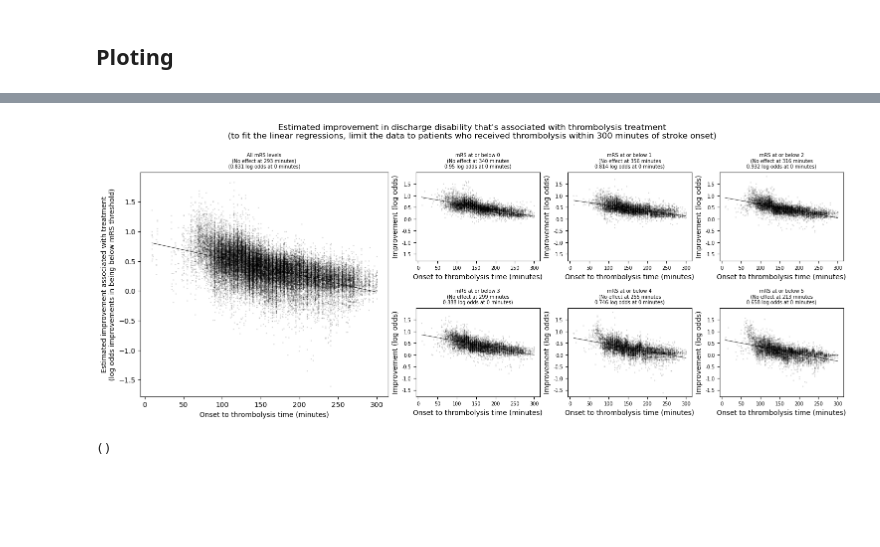
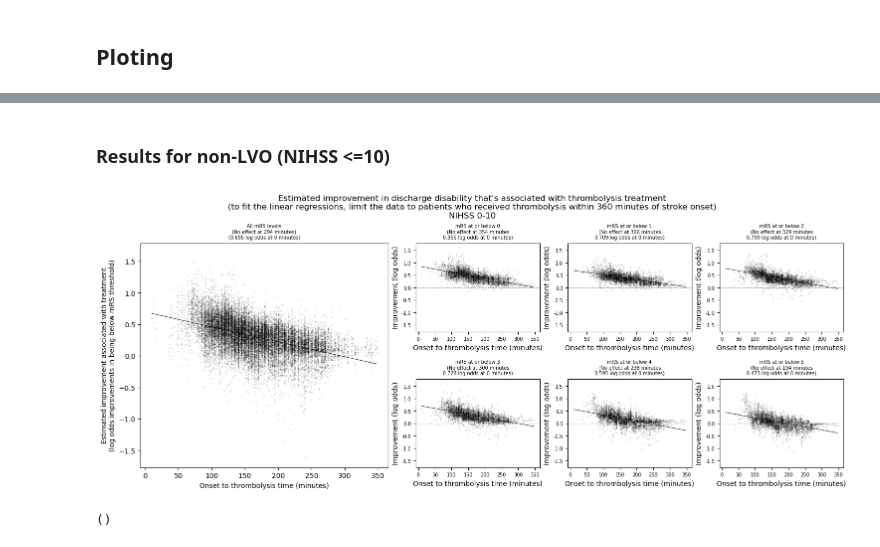
Before and after one commit to samuel-book/thrombolysis_clinical_trials_ml_paper, a Jupyter notebook: 05_thrombolysis_decay.ipynb, the cells around one changed output, grey strips where cells are left out. Drawn from its saved outputs; the diff is of its cells as text; code cells hidden in the pictures; blank space fills up the shorter version.

Commit message:
Add publication figure

```diff
--- a/05_thrombolysis_decay.ipynb
+++ b/05_thrombolysis_decay.ipynb
@@ -494,7 +495,6 @@ def create_sns_mosaic_plot(df, filename_suffix, title_suffix, max_treatment_time
 
         ax[f'mRS{t}'].set_xlabel(xlabel)
         ax[f'mRS{t}'].set_ylabel(ylabel)
-    #    ax[f'mRS{t}'].set_xlim(290,300)
 
         # Fit linear regression via least squares with numpy.polyfit
         # It returns an slope (b) and intercept (a)
@@ -507,6 +507,9 @@ def create_sns_mosaic_plot(df, filename_suffix, title_suffix, max_treatment_time
                                 f"(No effect at "
                                 f"{round(-a/b)} minutes\n{round(a,3)} log odds"
                                 f" at 0 minutes)", fontsize=7)
+        # Add line at 0 log odds improvement
+        ax[f'mRS{t}'].axhline(0, color='grey', lw=0.5, ls='--')
+
 
     sns.regplot(x="onset_to_thrombolysis_time", y="ivt_shap_ivt_improvement",
                 data=df[mask_max_time],
@@ -516,7 +519,7 @@ def create_sns_mosaic_plot(df, filename_suffix, title_suffix, max_treatment_time
                 ax=ax['main']);
     ax['main'].set_xlabel(xlabel)
     ax['main'].set_ylabel(ylabel_main)
-    #ax['main'].set_xlim(290,300)
+
 
     # Fit linear regression via least squares with numpy.polyfit
     # It returns an slope (b) and intercept (a)
@@ -524,6 +527,9 @@ def create_sns_mosaic_plot(df, filename_suffix, title_suffix, max_treatment_time
     x = df["onset_to_thrombolysis_time"][mask_max_time]
     y = df["ivt_shap_ivt_improvement"][mask_max_time]
     b, a = np.polyfit(x, y, deg=1)
+
+    # Add line at 0 log odds improvement
+    ax['main'].axhline(0, color='grey', lw=0.5, ls='--')
 
     ax['main'].set_title(f"All mRS levels\n(No effect at {round(-a/b)} minutes)"
                             f"\n({round(a,3)} log odds at 0 minutes)", fontsize=7)
@@ -541,10 +547,10 @@ def create_sns_mosaic_plot(df, filename_suffix, title_suffix, max_treatment_time
         ax[f'mRS{t}'].set_ylim(ylim_main)
         ax[f'mRS{t}'].tick_params(axis='x', labelsize=7)
 
-    filename = os.path.join(paths.image_save_path, (paths.notebook + paths.model_text +
-                '_improvement_logodds_bymRSthreshold_sns_subplots' + filename_suffix + '.jpg'))
+    filename = os.path.join(paths.image_save_path, (paths.model_text +
+                '_improvement_logodds_by_mRSthreshold_' + filename_suffix + '.png'))
 
-    plt.savefig(filename, dpi=300)
+    plt.savefig(filename, dpi=300, bbox_inches='tight')
 
     fig.canvas.draw()
 
@@ -554,8 +623,14 @@ def create_sns_mosaic_plot(df, filename_suffix, title_suffix, max_treatment_time
+# %% [markdown]
+### Results for non-LVO (NIHSS <=10)
 # %%
 k = 0
+max_treatment_time = 360
 df = df_shap_ivt_effect[df_shap_ivt_effect['kfold'] == k]
-create_sns_mosaic_plot(df, filename_suffix="All patients", title_suffix="", max_treatment_time=300)
+# Limit to NIHSS 0-10
+df = df[(df['stroke_severity'] >= 0) & (df['stroke_severity'] <= 10)]
+create_sns_mosaic_plot(df, filename_suffix="nlvo", title_suffix="NIHSS 0-10",
+                       max_treatment_time=max_treatment_time)
 # %% [output]
-[figure, old version]
+[figure, new version]
 ()
 # %%
```
Also changed, not shown: parts of 14 cells of this notebook.
